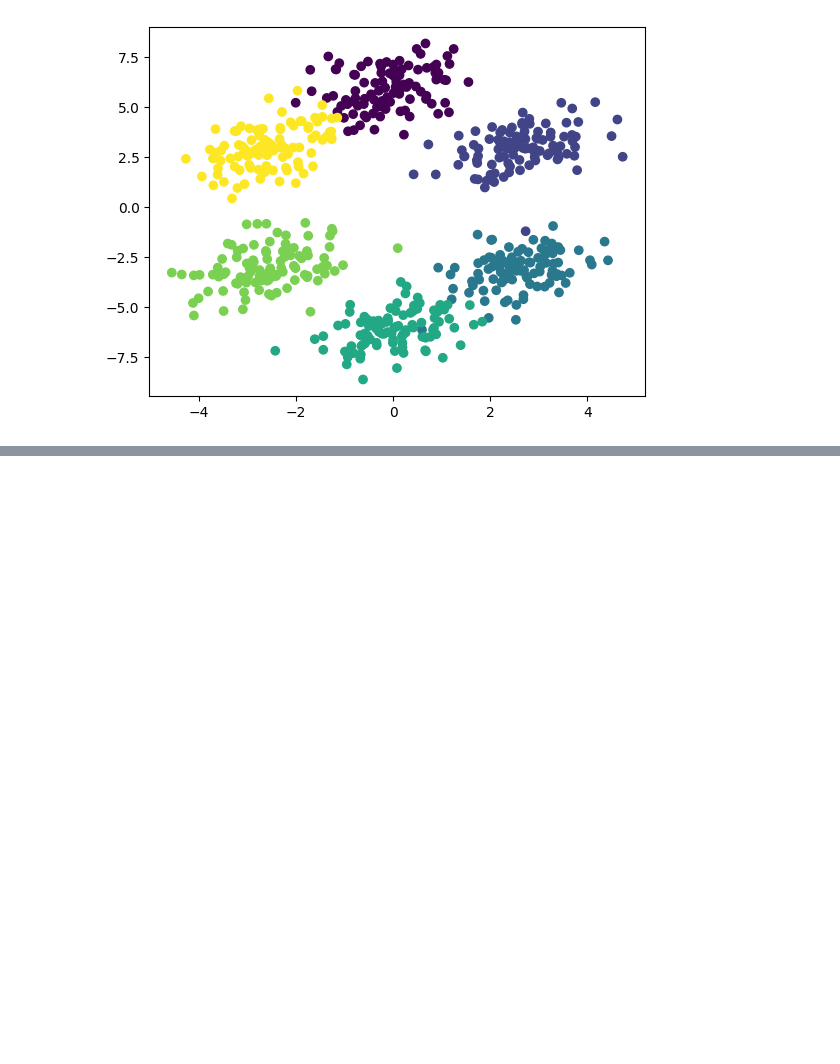
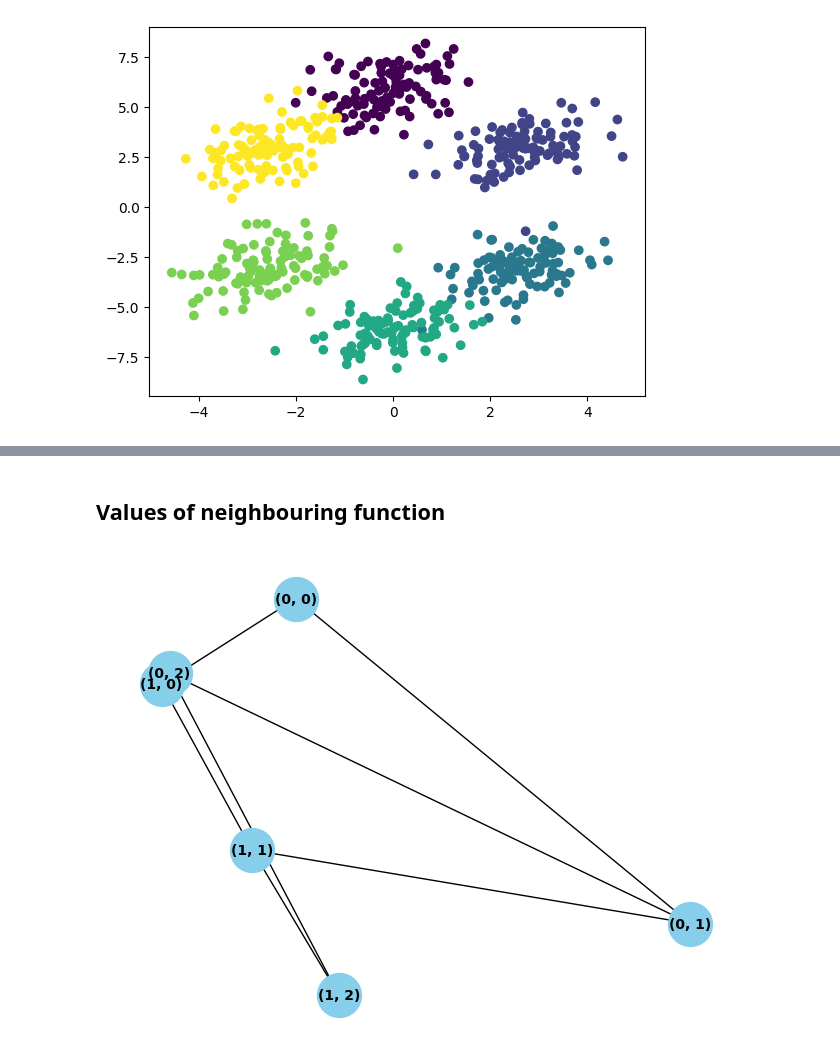
Before and after one commit to Fersoil/miowad, a Jupyter notebook: KOH/test.ipynb, the cells around one changed output, grey strips where cells are left out. Cells and saved outputs as stored; diff of their text form; code cells hidden in the pictures; blank space fills up the shorter version.

```diff
--- a/KOH/test.ipynb
+++ b/KOH/test.ipynb
@@ -52,0 +55,7 @@ celinski harabasz
+# %% [markdown]
+## Values of neighbouring function
+# %%
+koh = KohonenNetwork(2, 3, lambda_param=1, neighboring_width=1, time_scale=False, sigma = 0.3, neighboring_func="gaussian")
+koh.plot_graph()
+# %% [output]
+[figure, added]
```
Also changed, not shown: parts of 76 cells of this notebook, 10 other files.
